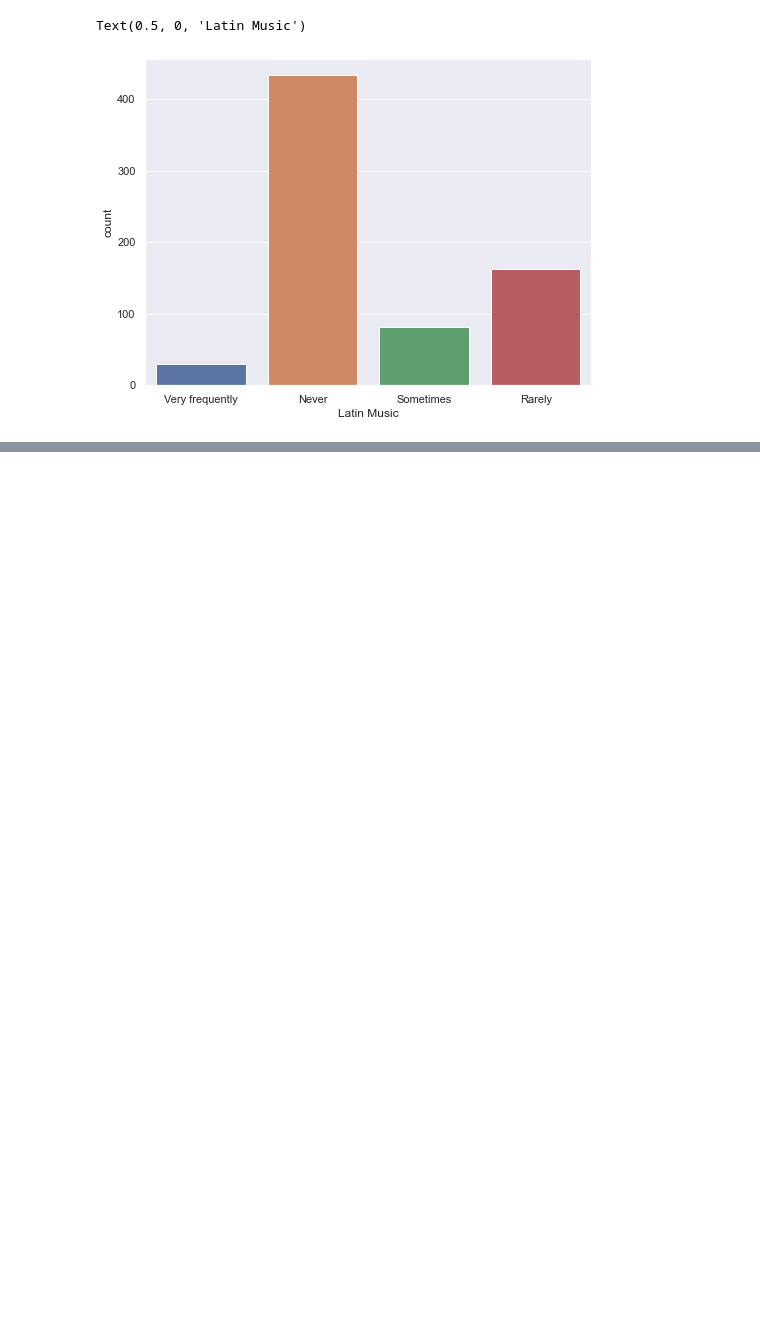
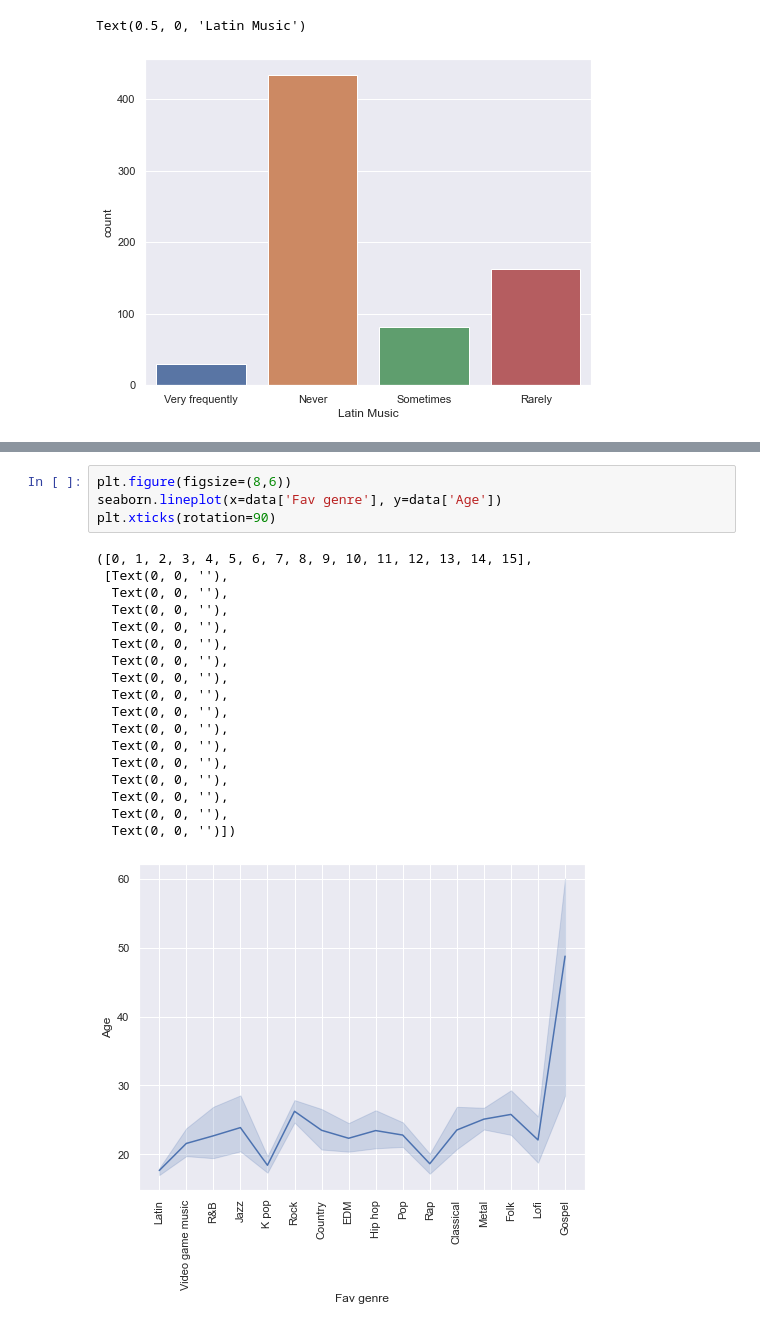
Before and after one commit to nthnn/Metal-Health-x-Music, a Jupyter notebook: mental-health-x-music.ipynb, the cells around one changed output, grey strips where cells are left out. Saved outputs shown, nothing was run; the diff lists cells and outputs as text; blank space fills up the shorter version.

```diff
--- a/mental-health-x-music.ipynb
+++ b/mental-health-x-music.ipynb
@@ -367,0 +372,23 @@ Text(0.5, 0, 'Latin Music')
+# %%
+plt.figure(figsize=(8,6))
+seaborn.lineplot(x=data['Fav genre'], y=data['Age'])
+plt.xticks(rotation=90)
+# %% [output]
+([0, 1, 2, 3, 4, 5, 6, 7, 8, 9, 10, 11, 12, 13, 14, 15],
+ [Text(0, 0, ''),
+  Text(0, 0, ''),
+  Text(0, 0, ''),
+  Text(0, 0, ''),
+  Text(0, 0, ''),
+  Text(0, 0, ''),
+  Text(0, 0, ''),
+  Text(0, 0, ''),
+  Text(0, 0, ''),
+  Text(0, 0, ''),
+  Text(0, 0, ''),
+  Text(0, 0, ''),
+  Text(0, 0, ''),
+  Text(0, 0, ''),
+  Text(0, 0, ''),
+  Text(0, 0, '')])
+[figure, added]
```
Also changed, not shown: parts of 12 cells of this notebook.
